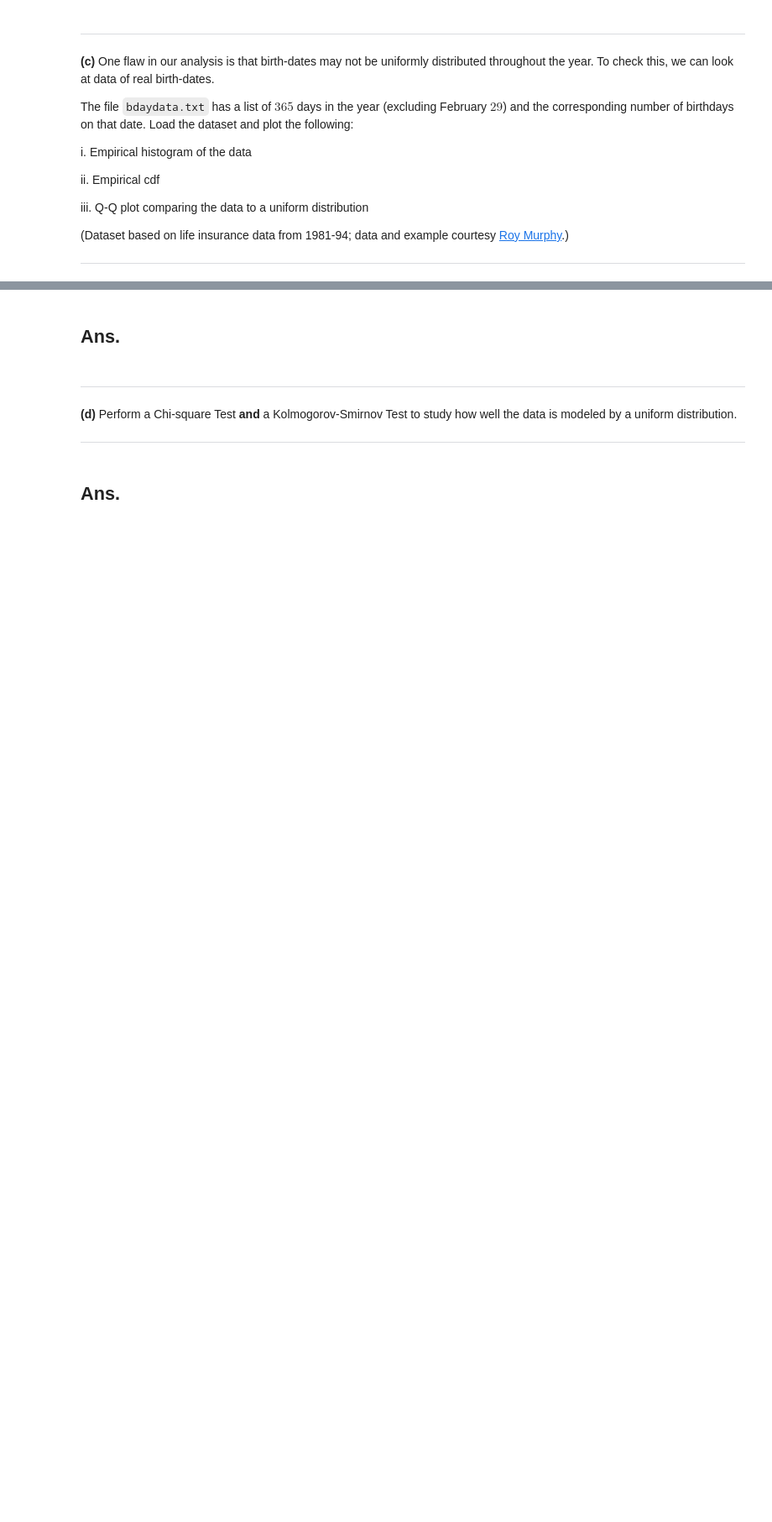
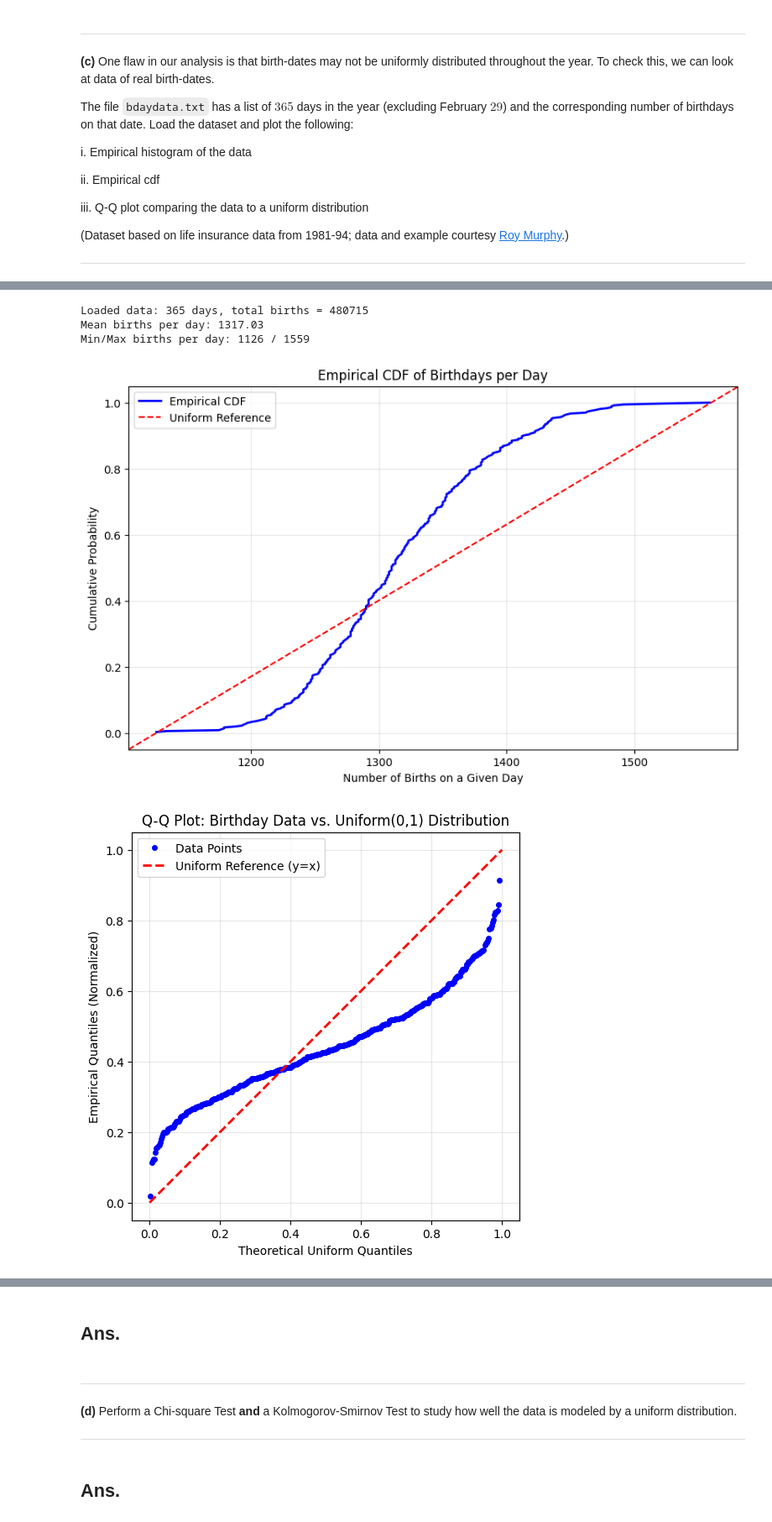
Before and after one commit to restinghouse0203/Academic_Project, a Jupyter notebook: Simluation/ORIE5580_Cornell/script/HW5.ipynb, the cells around one changed output, grey strips where cells are left out. Shown: that part at 84% size. Cells and saved outputs as stored; diff of their text form; code cells hidden in the pictures; blank space fills up the shorter version.

```diff
--- a/Simluation/ORIE5580_Cornell/script/HW5.ipynb
+++ b/Simluation/ORIE5580_Cornell/script/HW5.ipynb
@@ -116,0 +395,14 @@ iii. Q-Q plot comparing the data to a uniform distribution
+# %%
+# load the data
+uploaded = files.upload()
+filename = list(uploaded.keys())[0]
+
+# Load the data
+with open(filename, 'r') as f:
+  lines = f.readlines()
+
+births = [line.strip().split()[1] for line in lines]
+births.pop(0)
+births = np.array(births)
+n = len(births)
+print(n)
@@ -116,0 +434,22 @@ iii. Q-Q plot comparing the data to a uniform distribution
+# %%
+## Plot histogram
+births = births.astype(int)
+total_births = np.sum(births)
+print(f"Loaded data: {len(births)} days, total births = {total_births}")
+print(f"Mean births per day: {np.mean(births):.2f}")
+print(f"Min/Max births per day: {np.min(births)} / {np.max(births)}")
+
+# Plot i: Empirical histogram
+#plot_empirical_histogram(births, total_births)
+
+# Plot ii: Empirical CDF
+plot_empirical_cdf(births)
+
+# Plot iii: Q-Q plot vs uniform
+plot_qq_uniform(births)
+# %% [output]
+Loaded data: 365 days, total births = 480715
+Mean births per day: 1317.03
+Min/Max births per day: 1126 / 1559
+[figure, added]
+[figure, added]
```
Also changed, not shown: parts of 39 cells of this notebook.
